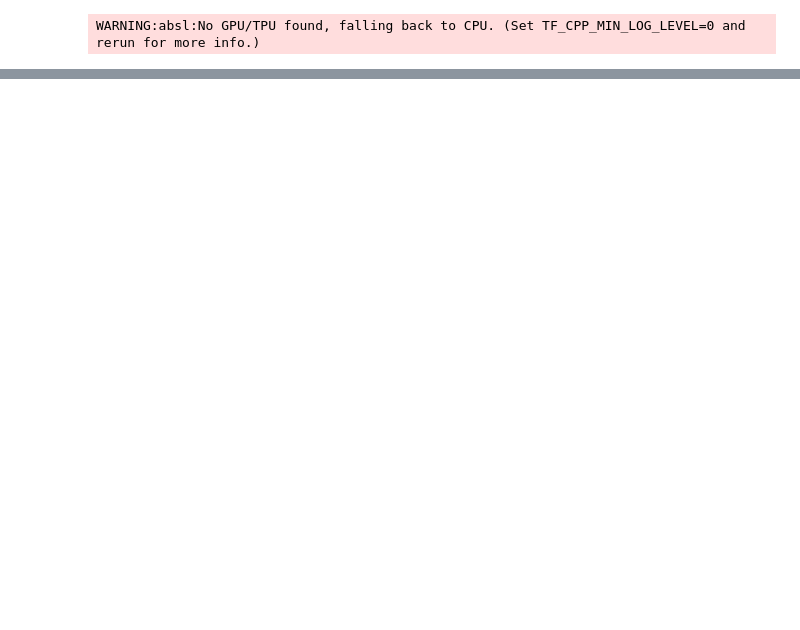
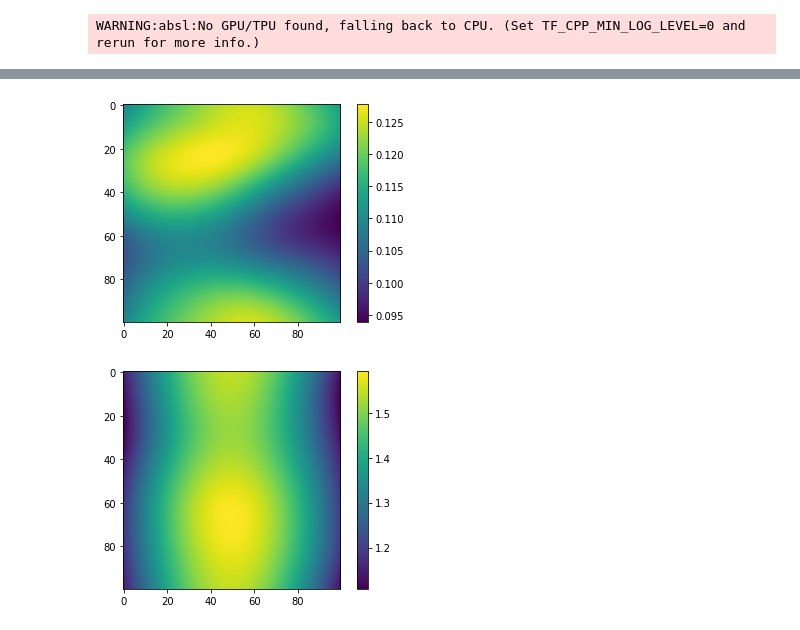
Before and after one commit to haimengzhao/relativity-jax, a Jupyter notebook: nn.ipynb, the cells around one changed output, grey strips where cells are left out. Drawn from its saved outputs; the diff is of its cells as text; code cells hidden in the pictures; blank space fills up the shorter version.

```diff
--- a/nn.ipynb
+++ b/nn.ipynb
@@ -154,0 +153,10 @@ DeviceArray([[[1.8424449, 0.       ],
+# %%
+plt.imshow(g00.reshape(100, 100))
+plt.colorbar()
+plt.show()
+plt.imshow(g11.reshape(100, 100))
+plt.colorbar()
+plt.show()
+# %% [output]
+[figure, added]
+[figure, added]
```
Also changed, not shown: parts of 11 cells of this notebook.
